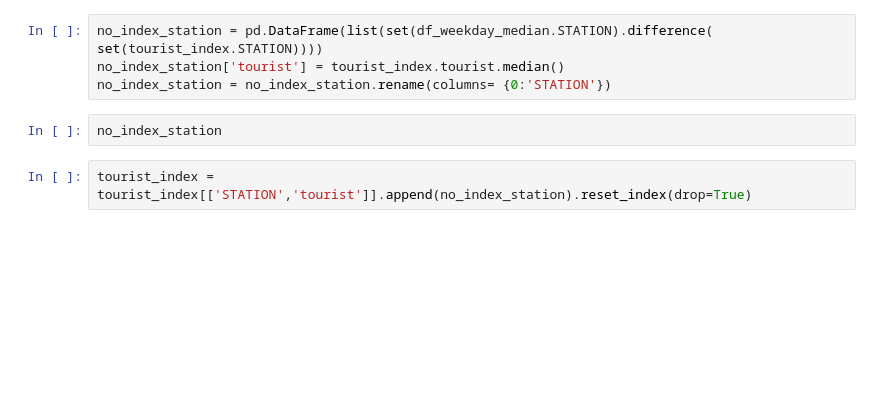
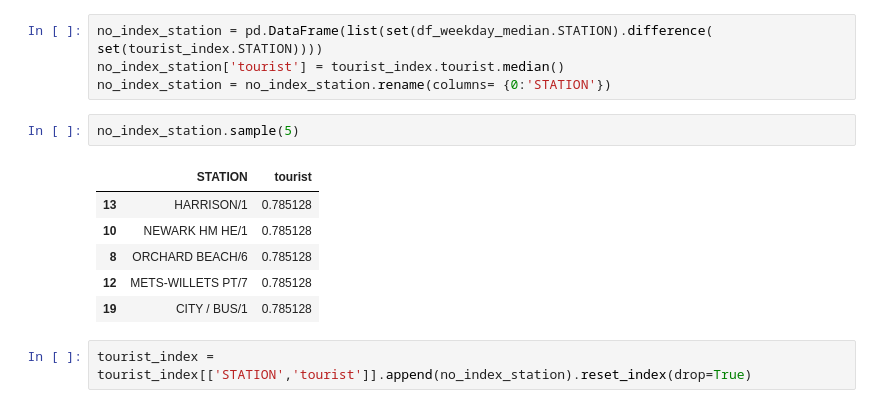
Before and after one commit to yeewill/New-York-City-Subway-Foot-Traffic, a Jupyter notebook: MTA V3 with weekend separated and weekdays.ipynb, the cells around one changed output. Cells and saved outputs as stored; diff of their text form; blank space fills up the shorter version.

```diff
--- a/MTA V3 with weekend separated and weekdays.ipynb
+++ b/MTA V3 with weekend separated and weekdays.ipynb
@@ -125,7 +152,14 @@ no_index_station = pd.DataFrame(list(set(df_weekday_median.STATION).difference(
 no_index_station['tourist'] = tourist_index.tourist.median()
 no_index_station = no_index_station.rename(columns= {0:'STATION'})
 # %%
-no_index_station
+no_index_station.sample(5)
+# %% [output]
+|  | STATION | tourist |
+| 13 | HARRISON/1 | 0.785128 |
+| 10 | NEWARK HM HE/1 | 0.785128 |
+| 8 | ORCHARD BEACH/6 | 0.785128 |
+| 12 | METS-WILLETS PT/7 | 0.785128 |
+| 19 | CITY / BUS/1 | 0.785128 |
 # %%
 tourist_index = tourist_index[['STATION','tourist']].append(no_index_station).reset_index(drop=True)
 # %%
```
Also changed, not shown: parts of 13 cells of this notebook, 2 other files.
